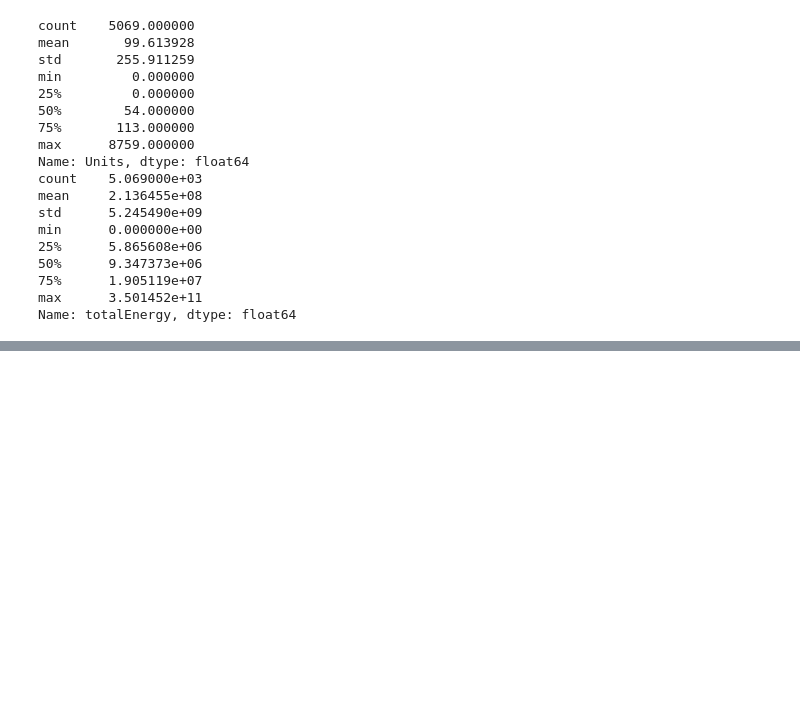
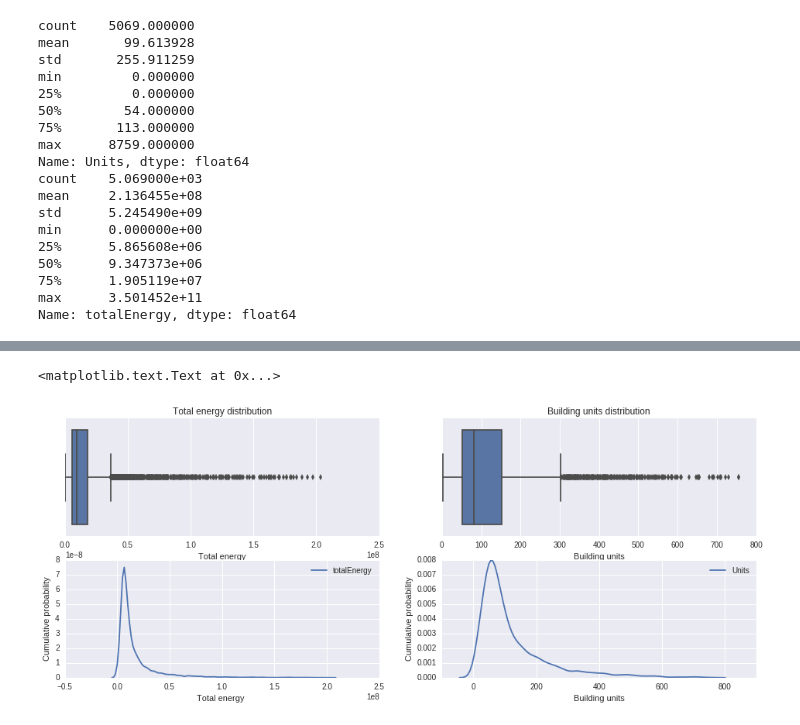
Before and after one commit to alephcero/PUI2016_fdg224, a Jupyter notebook: HW6_fdg224/HW6_1_fdg224.ipynb, the cells around one changed output, grey strips where cells are left out. Cells and saved outputs as stored; diff of their text form; code cells hidden in the pictures; blank space fills up the shorter version.

```diff
--- a/HW6_fdg224/HW6_1_fdg224.ipynb
+++ b/HW6_fdg224/HW6_1_fdg224.ipynb
@@ -200,16 +222,30 @@ ax4 = seaborn.kdeplot(bblnrgdata.Units)
 # %%
-nrgMaskQ = (bblnrgdata.totalEnergy > 1000) & (bblnrgdata.totalEnergy < bblnrgdata.totalEnergy.quantile(.99))
-unitsMaskQ = (bblnrgdata.Units> 0) & (bblnrgdata.Units < bblnrgdata.Units.quantile(.99))
+#creating mask to remove extreme values
+nrgMaskQ = (bblnrgdata.totalEnergy > 1000) & (bblnrgdata.totalEnergy < bblnrgdata.totalEnergy.quantile(.98))
+unitsMaskQ = (bblnrgdata.Units > 1) & (bblnrgdata.Units < bblnrgdata.Units.quantile(.99))
 # %%
 fig = plt.figure(figsize=(16,6))
 ax = fig.add_subplot(2,2,1)
 ax = seaborn.boxplot(bblnrgdata.totalEnergy[nrgMaskQ])
 
+ax.set_title('Total energy distribution')
+ax.set_xlabel('Total energy')
+
+
 ax2 = fig.add_subplot(2,2,2)
 ax2 = seaborn.boxplot(bblnrgdata.Units[unitsMaskQ])
+ax2.set_title('Building units distribution')
+ax2.set_xlabel('Building units')
 
 ax3 = fig.add_subplot(2,2,3)
 ax3 = seaborn.kdeplot(bblnrgdata.totalEnergy[nrgMaskQ])
+ax3.set_xlabel('Total energy ')
+ax3.set_ylabel('Cumulative probability')
 
 ax4 = fig.add_subplot(2,2,4)
 ax4 = seaborn.kdeplot(bblnrgdata.Units[unitsMaskQ])
+ax4.set_xlabel('Building units')
+ax4.set_ylabel('Cumulative probability')
+# %% [output]
+<matplotlib.text.Text at 0x...>
+[figure, added]
```
Also changed, not shown: parts of 41 cells of this notebook.
